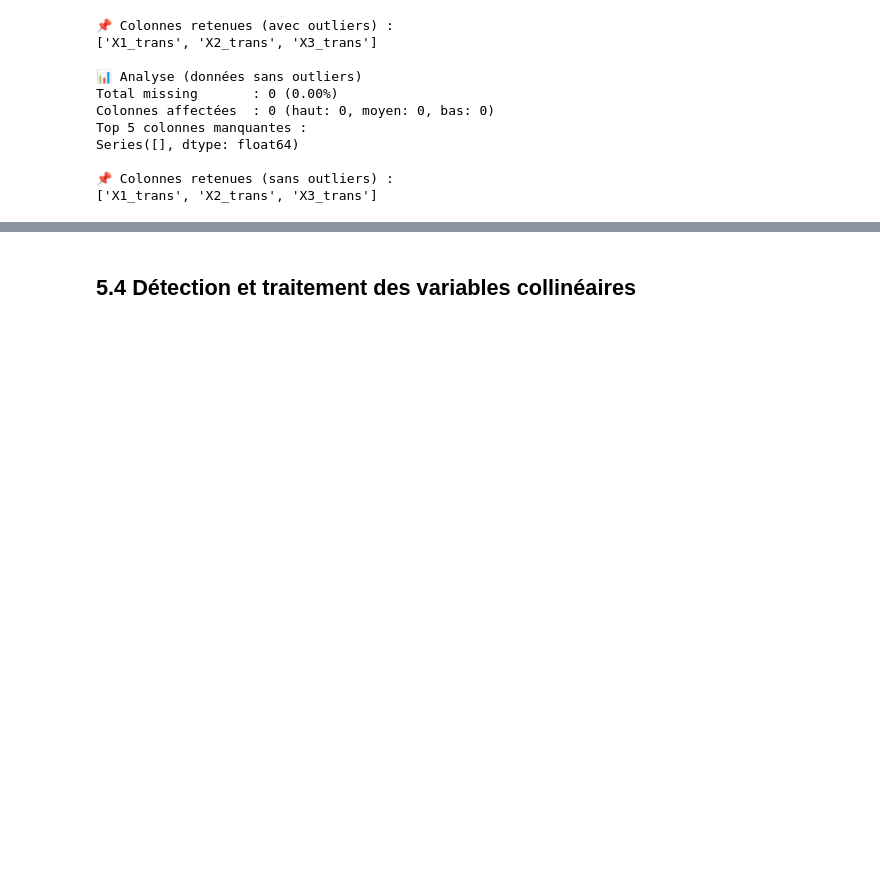
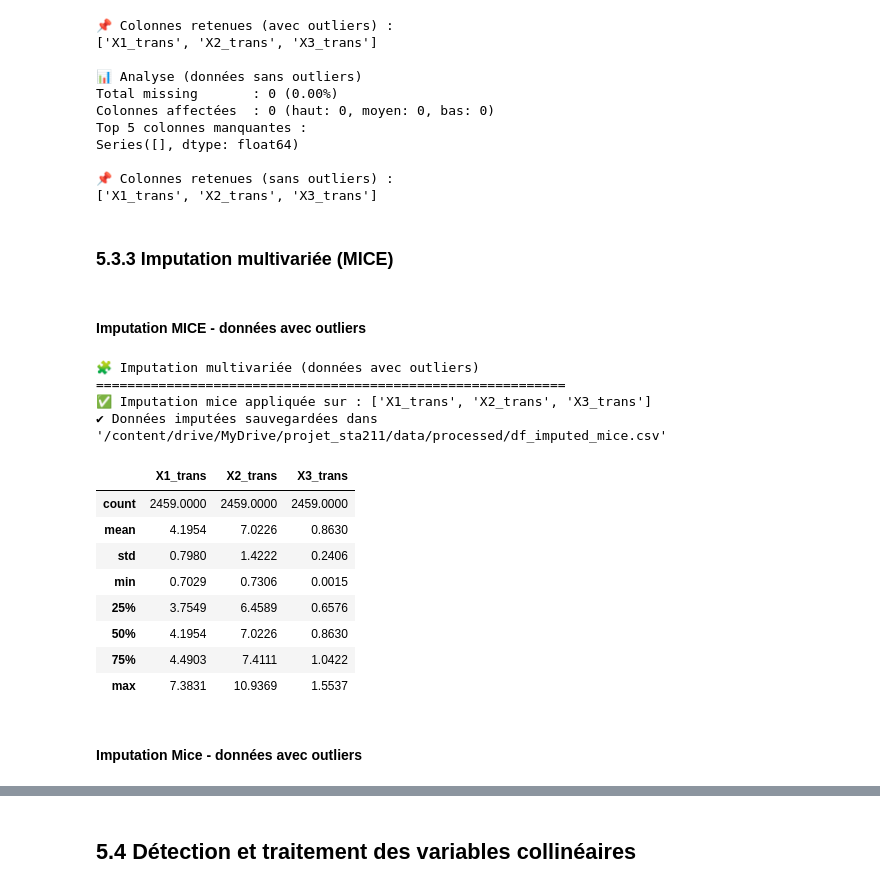
Before and after one commit to Abdoullatuf/projet_sta211_version_modulaire, a Jupyter notebook: notebooks/01_EDA_Preprocessing_v_modulaire.ipynb, the cells around one changed output, grey strips where cells are left out. Saved outputs shown, nothing was run; the diff lists cells and outputs as text; code cells hidden in the pictures; blank space fills up the shorter version.

```diff
--- a/notebooks/01_EDA_Preprocessing_v_modulaire.ipynb
+++ b/notebooks/01_EDA_Preprocessing_v_modulaire.ipynb
@@ -1625,3 +1646,52 @@ Series([], dtype: float64)
 
 📌 Colonnes retenues (sans outliers) :
 ['X1_trans', 'X2_trans', 'X3_trans']
+# %% [markdown]
+### 5.3.3 Imputation multivariée (MICE) <a id="imputation-multivariee-mice"></a>
+# %% [markdown]
+#### Imputation MICE - données avec outliers
+# %%
+#### Imputation multivariée (MICE) - données avec outliers
+
+print("🧩 Imputation multivariée (données avec outliers)")
+print("=" * 60)
+
+from preprocessing.missing_values import handle_missing_values
+
+# 📌 Colonnes concernées
+cols_to_impute = ["X1_trans", "X2_trans", "X3_trans"]
+
+# 📁 Chemin de sauvegarde du résultat
+save_path_outliers = OUTPUTS_DIR / "data" / "df_imputed_with_outliers.csv"
+
+# ✅ Lancer l'imputation multiple sur les données avec outliers
+df_with_outliers_imputed_mice = handle_missing_values(
+    df=df_with_outliers,
+    strategy="mixed_mar_mcar",
+    mar_method='mice',                  # ou 'knn'
+    mar_cols=cols_to_impute,
+    mcar_cols=[],                      # X4 déjà traité
+    processed_data_dir=DATA_PROCESSED,
+    models_dir=MODELS_DIR,
+    save_results=True,
+    display_info=True
+)
+
+# 🔍 Aperçu
+df_with_outliers_imputed_mice[cols_to_impute].describe()
+# %% [output]
+🧩 Imputation multivariée (données avec outliers)
+============================================================
+✅ Imputation mice appliquée sur : ['X1_trans', 'X2_trans', 'X3_trans']
+✔ Données imputées sauvegardées dans '/content/drive/MyDrive/projet_sta211/data/processed/df_imputed_mice.csv'
+|  | X1_trans | X2_trans | X3_trans |
+| count | 2459.0000 | 2459.0000 | 2459.0000 |
+| mean | 4.1954 | 7.0226 | 0.8630 |
+| std | 0.7980 | 1.4222 | 0.2406 |
+| min | 0.7029 | 0.7306 | 0.0015 |
+| 25% | 3.7549 | 6.4589 | 0.6576 |
+| 50% | 4.1954 | 7.0226 | 0.8630 |
+| 75% | 4.4903 | 7.4111 | 1.0422 |
+| max | 7.3831 | 10.9369 | 1.5537 |
+# %% [markdown]
+#### Imputation Mice - données avec outliers
```
Also changed, not shown: parts of 42 cells of this notebook, 7 other files.
